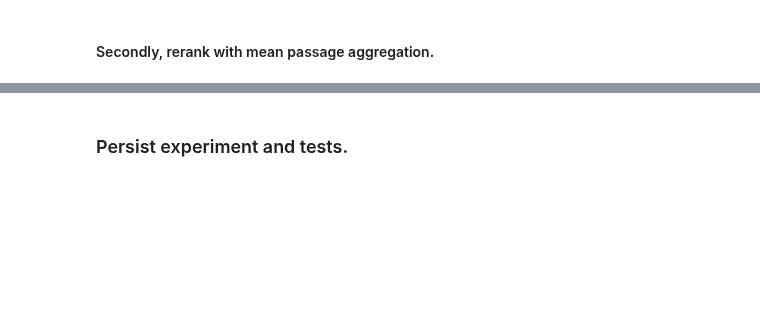
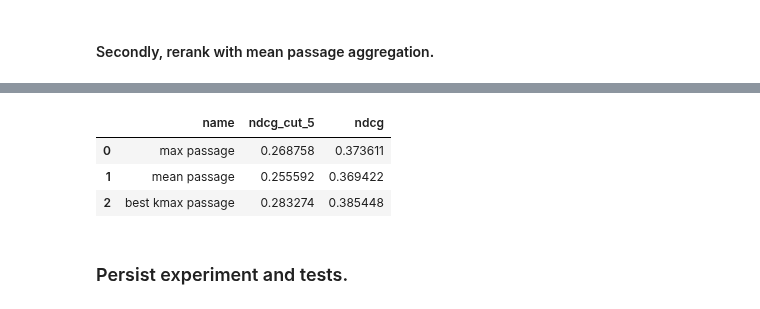
Before and after one commit to tira-io/ir-lab-jena-leipzig-wise-2023-galapagos-tortoise, a Jupyter notebook: jupyter-notebook-submissions/hypothesis-tests.ipynb, the cells around one changed output, grey strips where cells are left out. Saved outputs shown, nothing was run; the diff lists cells and outputs as text; code cells hidden in the pictures; blank space fills up the shorter version.

```diff
--- a/jupyter-notebook-submissions/hypothesis-tests.ipynb
+++ b/jupyter-notebook-submissions/hypothesis-tests.ipynb
@@ -89,37 +97,44 @@ kmax_run = bm25_bo1_pl2_kmax.transform(topics)
 # %%
 experiment = pt.Experiment(
         [
             bm25_bo1_pl2_max,
             bm25_bo1_pl2_mean,
             bm25_bo1_pl2_kmax,
         ],
-        dataset.get_topics(),
-        dataset.get_qrels(),
+        topics,
+        qrels,
         eval_metrics=["ndcg_cut_5", "ndcg"],
         names=[
             "max passage",
             "mean passage",
             "best kmax passage",
         ],
         # perquery=True
     )
 
 hypo1 = pt.Experiment(
     [bm25_bo1_pl2_max, bm25_bo1_pl2_mean],
-    dataset.get_topics(),
-    dataset.get_qrels(),
+    topics,
+    qrels,
     eval_metrics=["ndcg_cut_5", "ndcg"],
     names=["max passage", "mean passage"],
     baseline = 0
 )
 
 hypo2 = pt.Experiment(
-    [bm25_bo1_pl2_best_kmax, bm25_bo1_pl2_max, bm25_bo1_pl2_mean],
-    dataset.get_topics(),
-    dataset.get_qrels(),
+    [bm25_bo1_pl2_kmax, bm25_bo1_pl2_max, bm25_bo1_pl2_mean],
+    topics,
+    qrels,
     eval_metrics=["ndcg_cut_5", "ndcg"],
     names=["best kmax passage", "max passage", "mean passage"],
     baseline = 0
 )
+
+experiment
+# %% [output]
+|  | name | ndcg_cut_5 | ndcg |
+| 0 | max passage | 0.268758 | 0.373611 |
+| 1 | mean passage | 0.255592 | 0.369422 |
+| 2 | best kmax passage | 0.283274 | 0.385448 |
 # %% [markdown]
 ### Persist experiment and tests.
```
Also changed, not shown: parts of 8 cells of this notebook.
